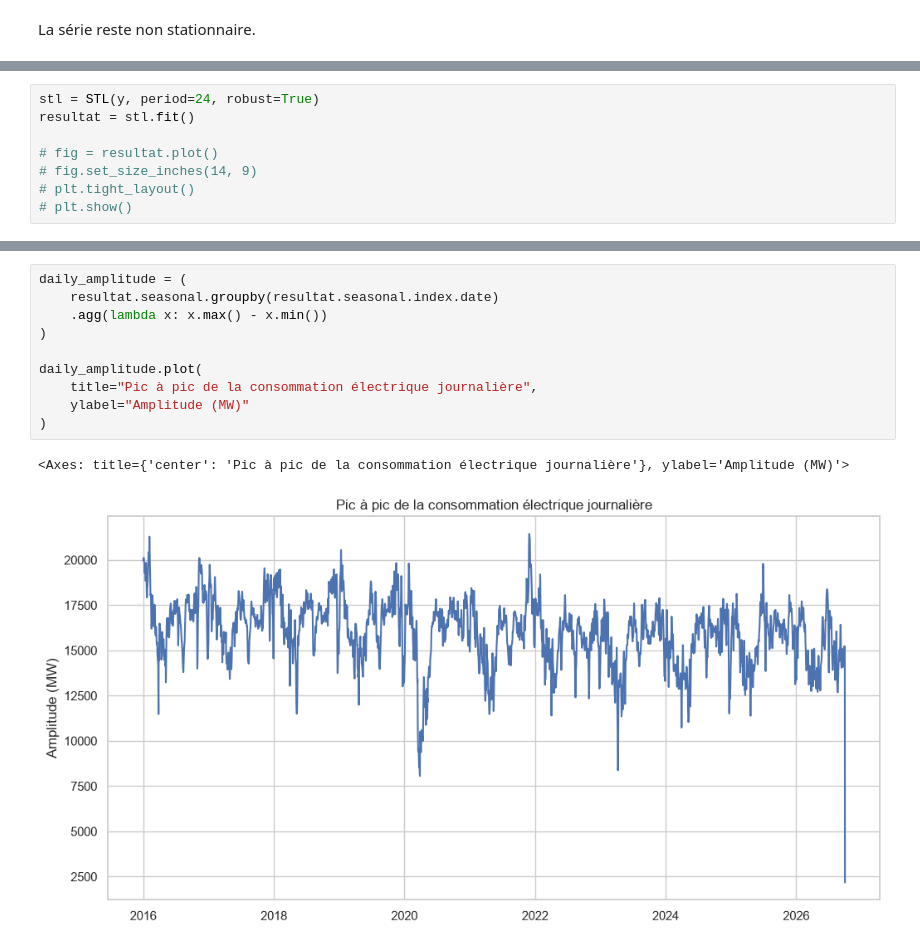
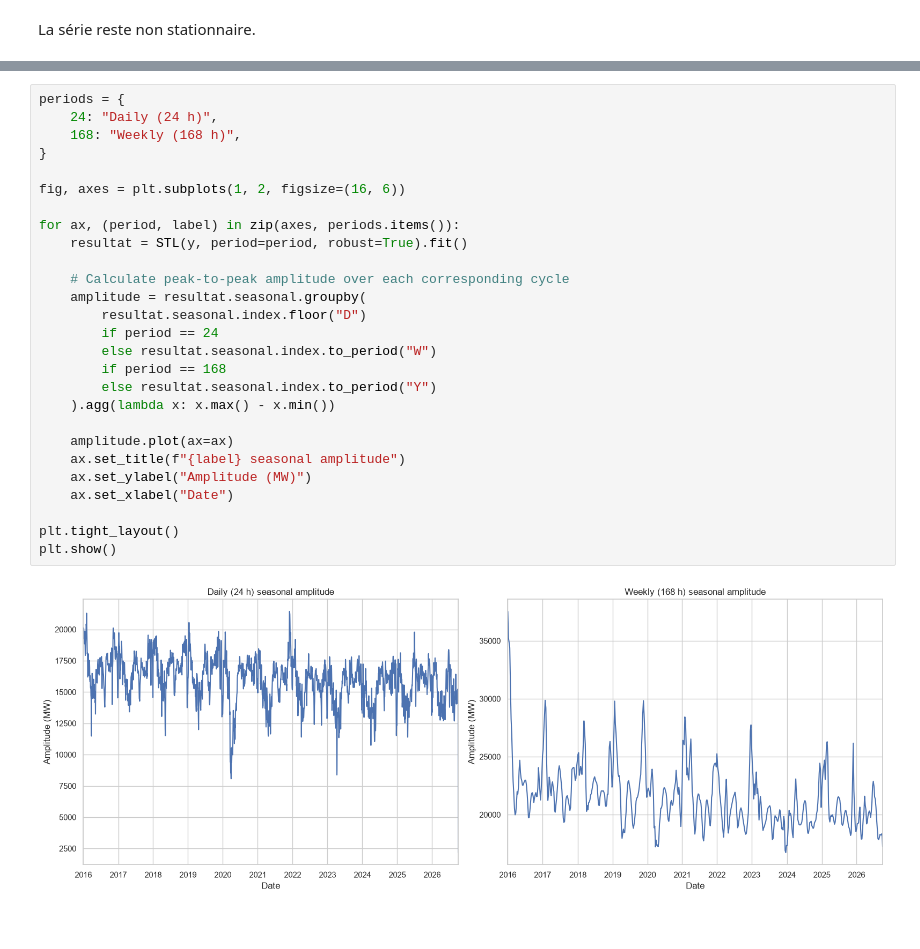
Before and after one commit to LeStolz/ConsommationElectrique, a Jupyter notebook: notebooks/03_sarimax.ipynb, the cells around one changed output, grey strips where cells are left out. Cells and saved outputs as stored; diff of their text form.

```diff
--- a/notebooks/03_sarimax.ipynb
+++ b/notebooks/03_sarimax.ipynb
@@ -64,8 +61,0 @@ La série reste non stationnaire.
-# %%
-stl = STL(y, period=24, robust=True)
-resultat = stl.fit()
-
-# fig = resultat.plot()
-# fig.set_size_inches(14, 9)
-# plt.tight_layout()
-# plt.show()
@@ -95,13 +62,29 @@ plt.show()
-# %%
-daily_amplitude = (
-    resultat.seasonal.groupby(resultat.seasonal.index.date)
-    .agg(lambda x: x.max() - x.min())
-)
-
-daily_amplitude.plot(
-    title="Pic à pic de la consommation électrique journalière",
-    ylabel="Amplitude (MW)"
-)
-# %% [output]
-<Axes: title={'center': 'Pic à pic de la consommation électrique journalière'}, ylabel='Amplitude (MW)'>
-[figure, removed]
+# %%
+periods = {
+    24: "Daily (24 h)",
+    168: "Weekly (168 h)",
+}
+
+fig, axes = plt.subplots(1, 2, figsize=(16, 6))
+
+for ax, (period, label) in zip(axes, periods.items()):
+    resultat = STL(y, period=period, robust=True).fit()
+
+    # Calculate peak-to-peak amplitude over each corresponding cycle
+    amplitude = resultat.seasonal.groupby(
+        resultat.seasonal.index.floor("D")
+        if period == 24
+        else resultat.seasonal.index.to_period("W")
+        if period == 168
+        else resultat.seasonal.index.to_period("Y")
+    ).agg(lambda x: x.max() - x.min())
+
+    amplitude.plot(ax=ax)
+    ax.set_title(f"{label} seasonal amplitude")
+    ax.set_ylabel("Amplitude (MW)")
+    ax.set_xlabel("Date")
+
+plt.tight_layout()
+plt.show()
+# %% [output]
+[figure, added]
```
Also changed, not shown: parts of 38 cells of this notebook, 1 other file.
